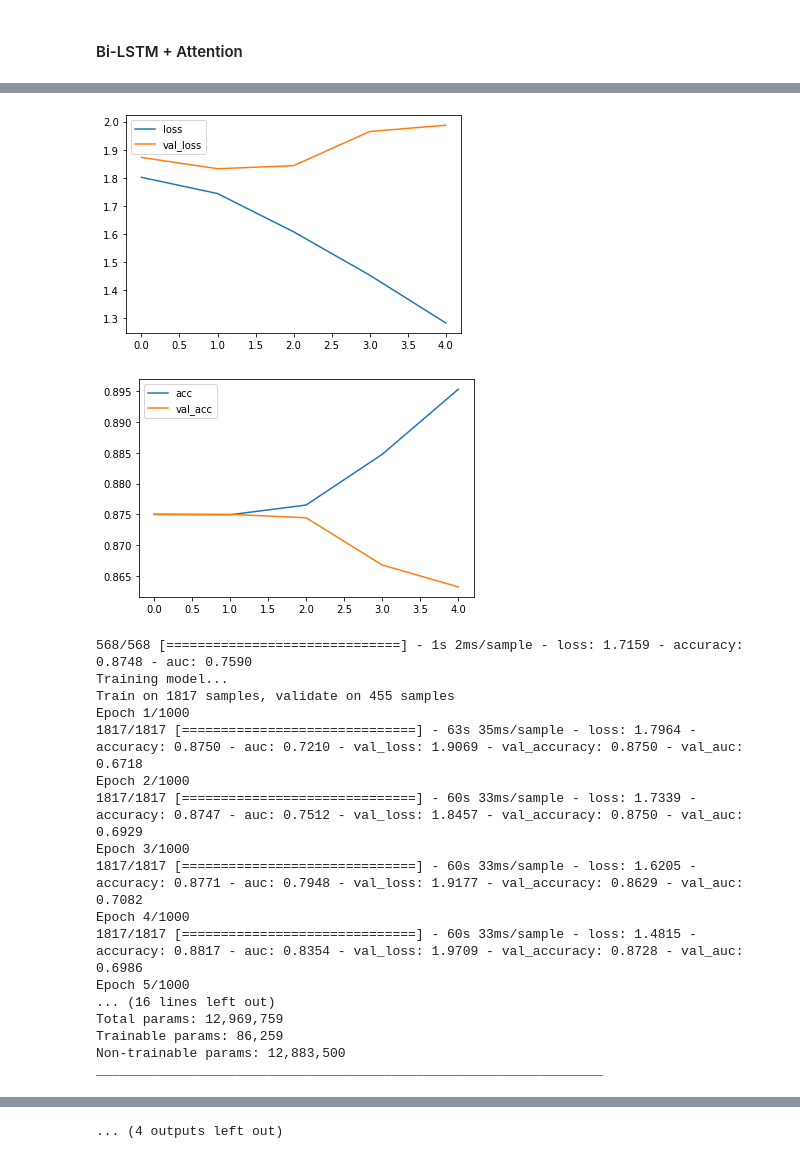
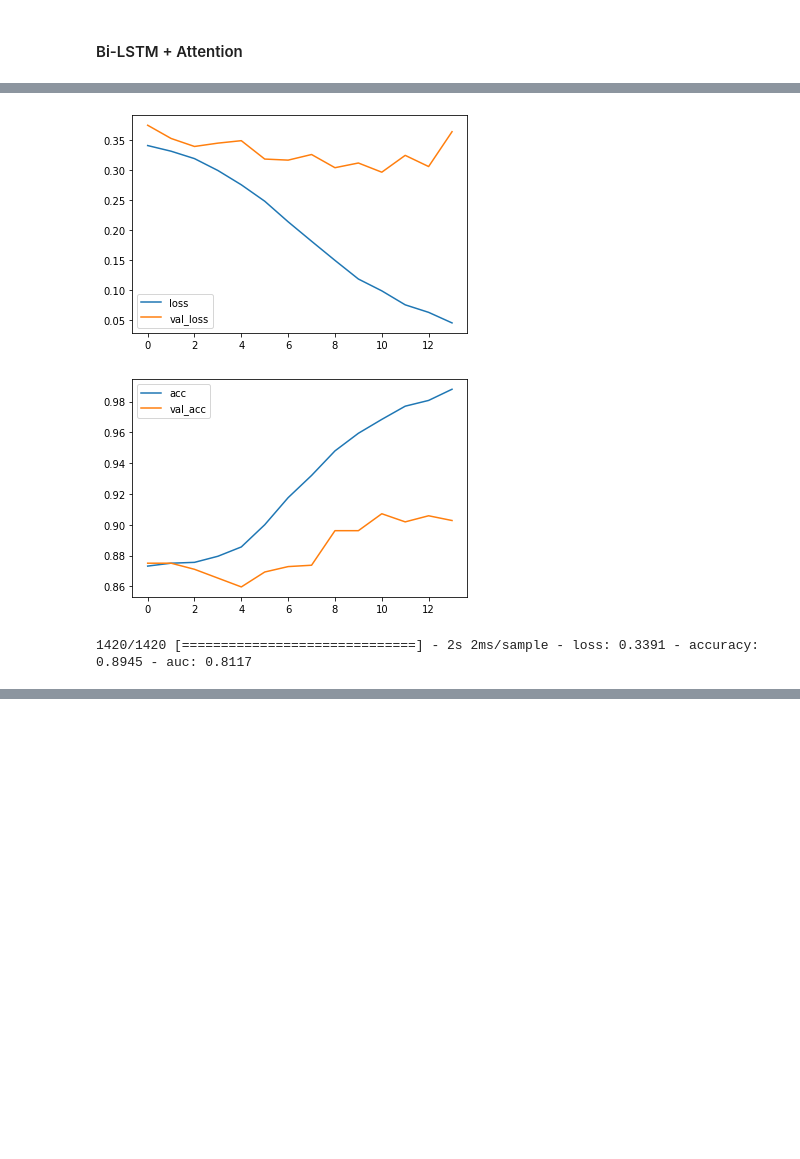
Before and after one commit to jianning1/Capstone-Project, a Jupyter notebook: Bi_LSTM_model.ipynb, the cells around one changed output, grey strips where cells are left out. Saved outputs shown, nothing was run; the diff lists cells and outputs as text; code cells hidden in the pictures; blank space fills up the shorter version.

```diff
--- a/Bi_LSTM_model.ipynb
+++ b/Bi_LSTM_model.ipynb
@@ -1301,3 +1421,8 @@ accuracy    0.264789
 dtype: float64
 # %% [markdown]
 ## Bi-LSTM
+# %%
+# some configuration
+
+MAX_SEQUENCE_LENGTH = 427   # max sentence length 427 words
+EMBEDDING_DIM = 300    # word vector dimension
@@ -1319,11 +1496,11 @@ oov_tok = "<OOV>"
 trunc_type='post'
 padding_type='post'
 
-VALIDATION_SPLIT = 0.2
+VALIDATION_SPLIT = 0.1
 BATCH_SIZE = 1   # number of training samples to work through
 EPOCHS = 1000   # number of complete passes through the training dataset
 LEARNING_RATE = 0.001
-N_SPLITS = 5
+N_SPLITS = 2
 
 kfold = KFold(n_splits=N_SPLITS, shuffle=True, random_state = 7)
 cvscores_s = pd.DataFrame(columns = ['accuracy'])
@@ -1341,9 +1518,11 @@ for train, test in kfold.split(texts, labels):
   labels_train = pd.get_dummies(labels[train])
   labels_test = pd.get_dummies(labels[test])
   m = sum(labels_train.columns)-sum(labels_test.columns)
-  if m != 0:
-    listofzeros = [0] * len(labels_test)
+  listofzeros = [0] * len(labels_test)
+  if m > 0:
     labels_test[m] = listofzeros
+  elif m < 0:
+    labels_train[-m] = listofzeros
 
   model = tf.keras.Sequential([
       #Embedding
@@ -1352,11 +1531,11 @@ for train, test in kfold.split(texts, labels):
        tf.keras.layers.Bidirectional(tf.keras.layers.LSTM(32, return_sequences=True)),
        #tf.keras.layers.Bidirectional(tf.keras.layers.LSTM(16)),
        tf.keras.layers.GlobalAveragePooling1D(),
-       tf.keras.layers.Dense(8, activation='softmax')
+       tf.keras.layers.Dense(8, activation='sigmoid')
   ])
 
   model.compile(
-    loss = 'categorical_crossentropy',
+    loss = 'binary_crossentropy',
     optimizer = tf.keras.optimizers.Adam(learning_rate = LEARNING_RATE),
     metrics = METRICS,
 
@@ -1496,6 +1634,28 @@ dtype: float64
 # %% [markdown]
 #### Bi-LSTM + Attention
 # %%
+class attention(tf.keras.layers.Layer):
+    def __init__(self,**kwargs):
+        super(attention,self).__init__(**kwargs)
+
+    def build(self,input_shape):
+        self.W=self.add_weight(name="att_weight",shape=(input_shape[-1],1),initializer="normal")
+        self.b=self.add_weight(name="att_bias",shape=(input_shape[1],1),initializer="zeros")
+        super(attention, self).build(input_shape)
+
+    def call(self,x):
+        et=K.squeeze(K.tanh(K.dot(x,self.W)+self.b),axis=-1)
+        at=K.softmax(et)
+        at=K.expand_dims(at,axis=-1)
+        output=x*at
+        return K.sum(output,axis=1)
+
+    def compute_output_shape(self,input_shape):
+        return (input_shape[0],input_shape[-1])
+
+    def get_config(self):
+        return super(attention,self).get_config()
+
 # some configuration
 oov_tok = "<OOV>"
 trunc_type='post'
@@ -1505,7 +1665,7 @@ VALIDATION_SPLIT = 0.2
 BATCH_SIZE = 1   # number of training samples to work through
 EPOCHS = 1000   # number of complete passes through the training dataset
 LEARNING_RATE = 0.001
-N_SPLITS = 5
+N_SPLITS = 2
 
 kfold = KFold(n_splits=N_SPLITS, shuffle=True, random_state = 7)
 cvscores_s = pd.DataFrame(columns = ['accuracy'])
@@ -1530,21 +1690,23 @@ for train, test in kfold.split(texts, labels):
   labels_train = pd.get_dummies(labels[train])
   labels_test = pd.get_dummies(labels[test])
   m = sum(labels_train.columns)-sum(labels_test.columns)
-  if m != 0:
-    listofzeros = [0] * len(labels_test)
+  listofzeros = [0] * len(labels_test)
+  if m > 0:
     labels_test[m] = listofzeros
+  elif m < 0:
+    labels_train[-m] = listofzeros
 
   input_ = tf.keras.Input(shape=(MAX_SEQUENCE_LENGTH,))
   x = embedding_layer(input_)
   x = tf.keras.layers.Bidirectional(tf.keras.layers.LSTM(32, return_sequences=True))(x)
   att_out = attention()(x)
-  output = tf.keras.layers.Dense(8, activation='softmax')(att_out)
+  output = tf.keras.layers.Dense(8, activation='sigmoid')(att_out)
 
   model = tf.keras.models.Model(input_, output)
 
 
   model.compile(
-    loss = 'categorical_crossentropy',
+    loss = 'binary_crossentropy',
     optimizer = tf.keras.optimizers.Adam(learning_rate = LEARNING_RATE),
     metrics = METRICS,
 
@@ -1628,20 +1790,4 @@ Non-trainable params: 12,883,500
 _________________________________________________________________
-[figure, old version]
+[figure, new version]
-[figure, old version]
+[figure, new version]
-568/568 [==============================] - 1s 2ms/sample - loss: 1.7159 - accuracy: 0.8748 - auc: 0.7590
-Training model...
-Train on 1817 samples, validate on 455 samples
-Epoch 1/1000
-1817/1817 [==============================] - 63s 35ms/sample - loss: 1.7964 - accuracy: 0.8750 - auc: 0.7210 - val_loss: 1.9069 - val_accuracy: 0.8750 - val_auc: 0.6718
-Epoch 2/1000
-1817/1817 [==============================] - 60s 33ms/sample - loss: 1.7339 - accuracy: 0.8747 - auc: 0.7512 - val_loss: 1.8457 - val_accuracy: 0.8750 - val_auc: 0.6929
-Epoch 3/1000
-1817/1817 [==============================] - 60s 33ms/sample - loss: 1.6205 - accuracy: 0.8771 - auc: 0.7948 - val_loss: 1.9177 - val_accuracy: 0.8629 - val_auc: 0.7082
-Epoch 4/1000
-1817/1817 [==============================] - 60s 33ms/sample - loss: 1.4815 - accuracy: 0.8817 - auc: 0.8354 - val_loss: 1.9709 - val_accuracy: 0.8728 - val_auc: 0.6986
-Epoch 5/1000
-... (16 lines left out)
-Total params: 12,969,759
-Trainable params: 86,259
-Non-trainable params: 12,883,500
-_________________________________________________________________
+1420/1420 [==============================] - 2s 2ms/sample - loss: 0.3391 - accuracy: 0.8945 - auc: 0.8117
@@ -1669 +1793,0 @@ _________________________________________________________________
-... (4 outputs left out)
```
Also changed, not shown: parts of 29 cells of this notebook.
